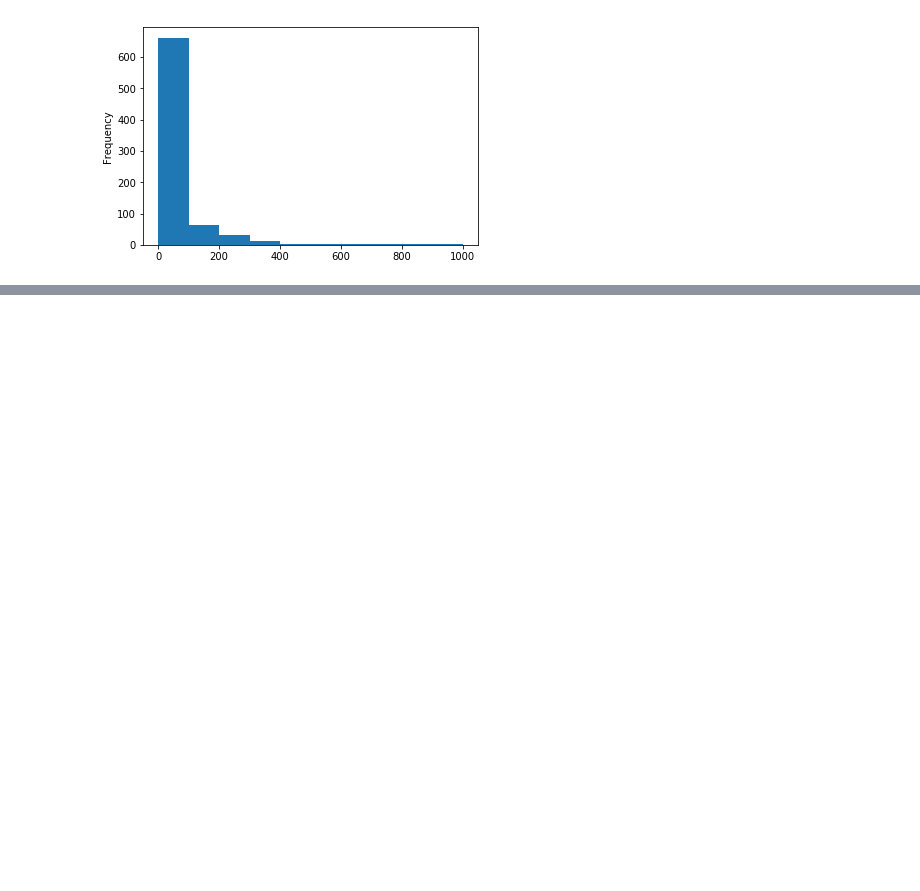
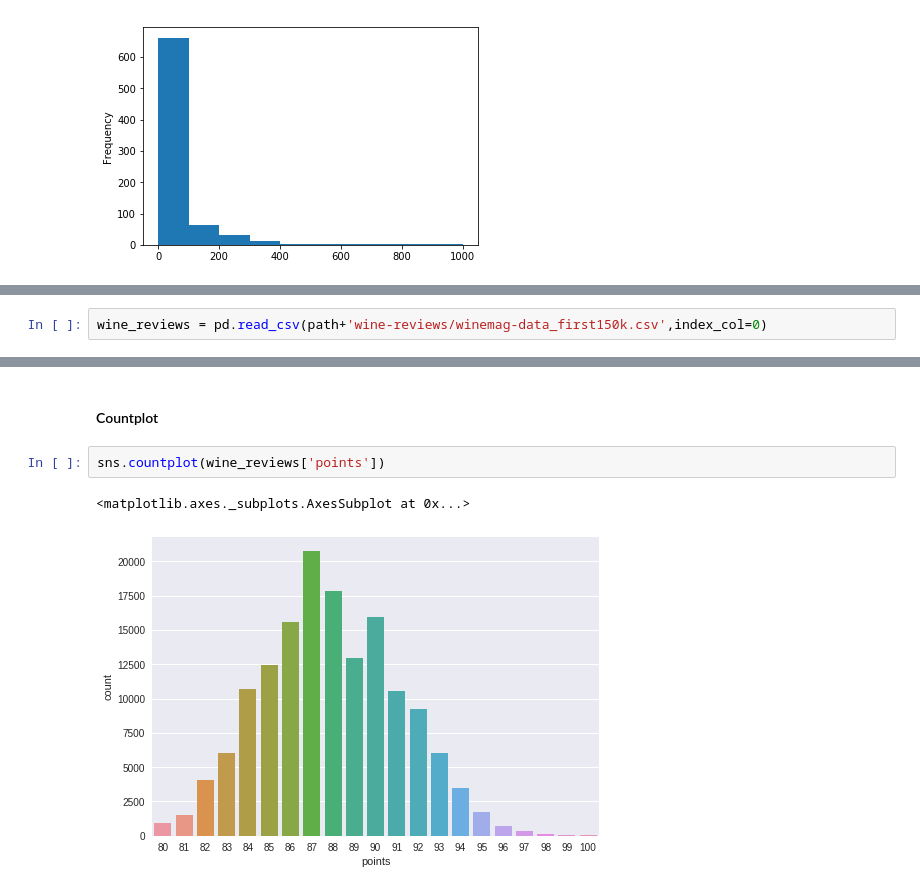
Before and after one commit to c-shekhar/EffectiveViz, a Jupyter notebook: nbs/UnivariatePlots.ipynb, the cells around one changed output, grey strips where cells are left out. Drawn from its saved outputs; the diff is of its cells as text; blank space fills up the shorter version.

```diff
--- a/nbs/UnivariatePlots.ipynb
+++ b/nbs/UnivariatePlots.ipynb
@@ -37,0 +41,2 @@ pokemon_data['weight_kg'].plot.hist()
+# %%
+wine_reviews = pd.read_csv(path+'wine-reviews/winemag-data_first150k.csv',index_col=0)
@@ -37,0 +52,7 @@ pokemon_data['weight_kg'].plot.hist()
+# %% [markdown]
+#### Countplot
+# %%
+sns.countplot(wine_reviews['points'])
+# %% [output]
+<matplotlib.axes._subplots.AxesSubplot at 0x...>
+[figure, added]
```
Also changed, not shown: parts of 8 cells of this notebook.
